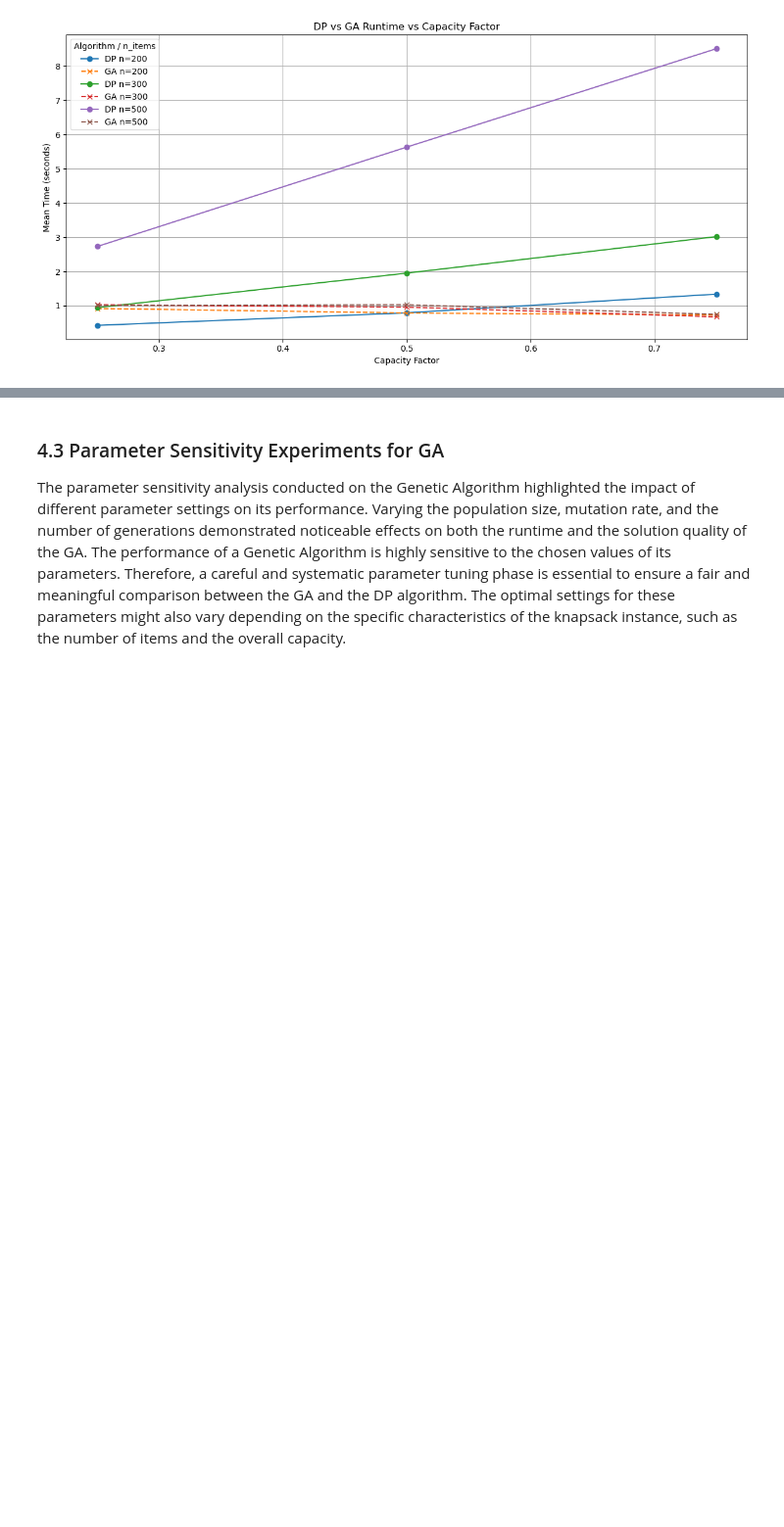
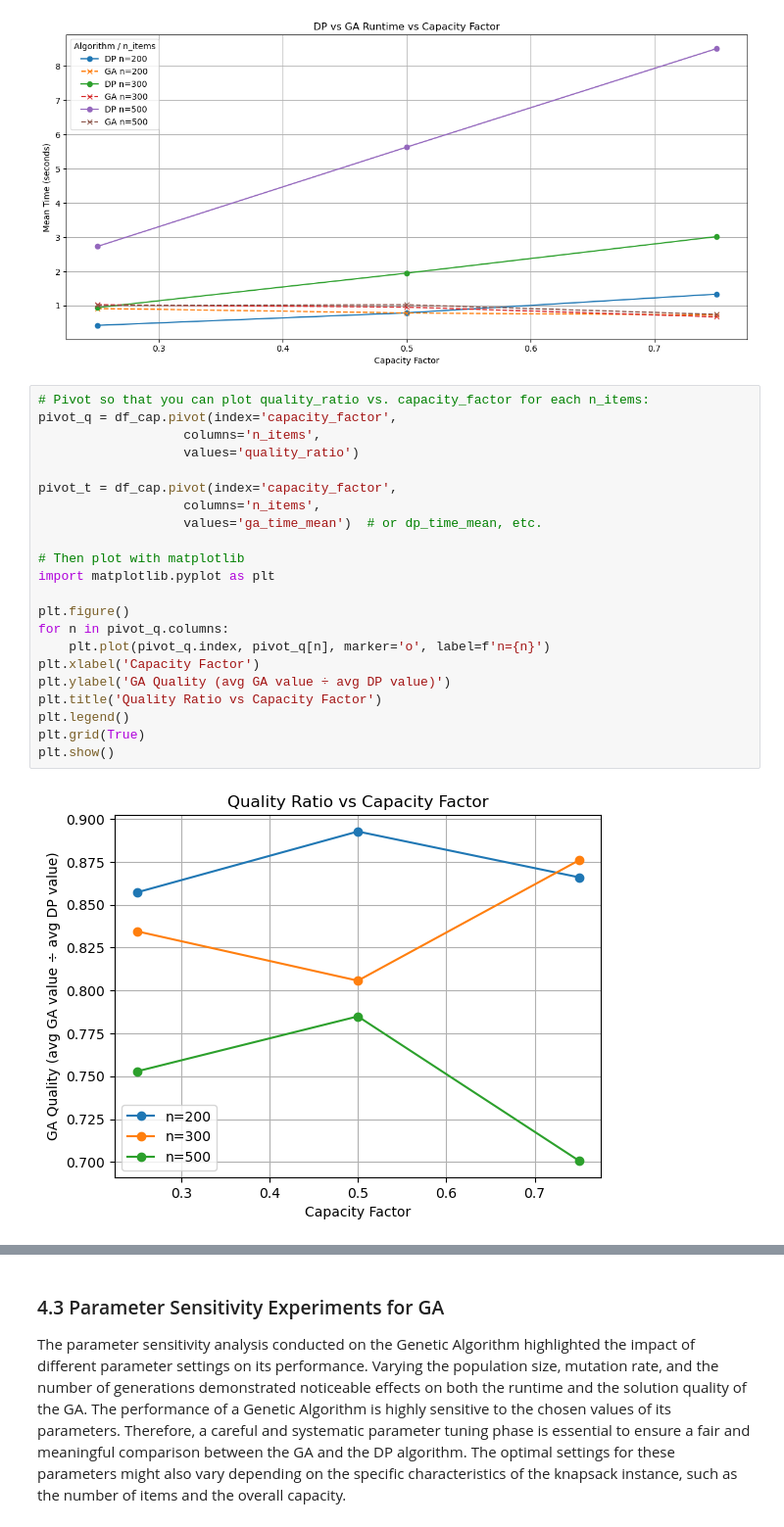
Before and after one commit to i11g/Math-Project, a Jupyter notebook: Math Project.ipynb, the cells around one changed output, grey strips where cells are left out. Shown: that part at 98% size. Drawn from its saved outputs; the diff is of its cells as text; blank space fills up the shorter version.

```diff
--- a/Math Project.ipynb
+++ b/Math Project.ipynb
@@ -644,3 +678,27 @@ def plot_time_vs_capacity(df):
 plot_time_vs_capacity(df_cap)
 # %% [output]
 [figure]
+# %%
+# Pivot so that you can plot quality_ratio vs. capacity_factor for each n_items:
+pivot_q = df_cap.pivot(index='capacity_factor',
+                   columns='n_items',
+                   values='quality_ratio')
+
+pivot_t = df_cap.pivot(index='capacity_factor',
+                   columns='n_items',
+                   values='ga_time_mean')  # or dp_time_mean, etc.
+
+# Then plot with matplotlib
+import matplotlib.pyplot as plt
+
+plt.figure()
+for n in pivot_q.columns:
+    plt.plot(pivot_q.index, pivot_q[n], marker='o', label=f'n={n}')
+plt.xlabel('Capacity Factor')
+plt.ylabel('GA Quality (avg GA value ÷ avg DP value)')
+plt.title('Quality Ratio vs Capacity Factor')
+plt.legend()
+plt.grid(True)
+plt.show()
+# %% [output]
+[figure, added]
```
Also changed, not shown: parts of 14 cells of this notebook, 5 other files.
